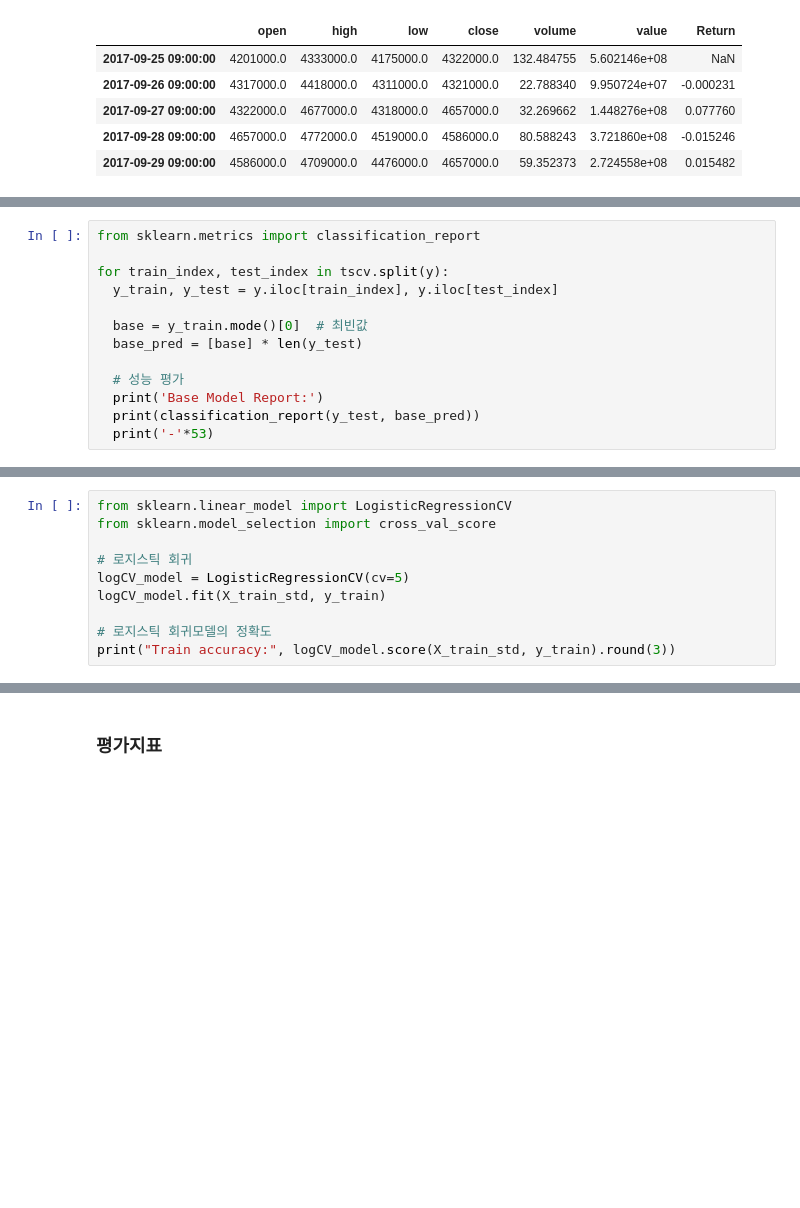
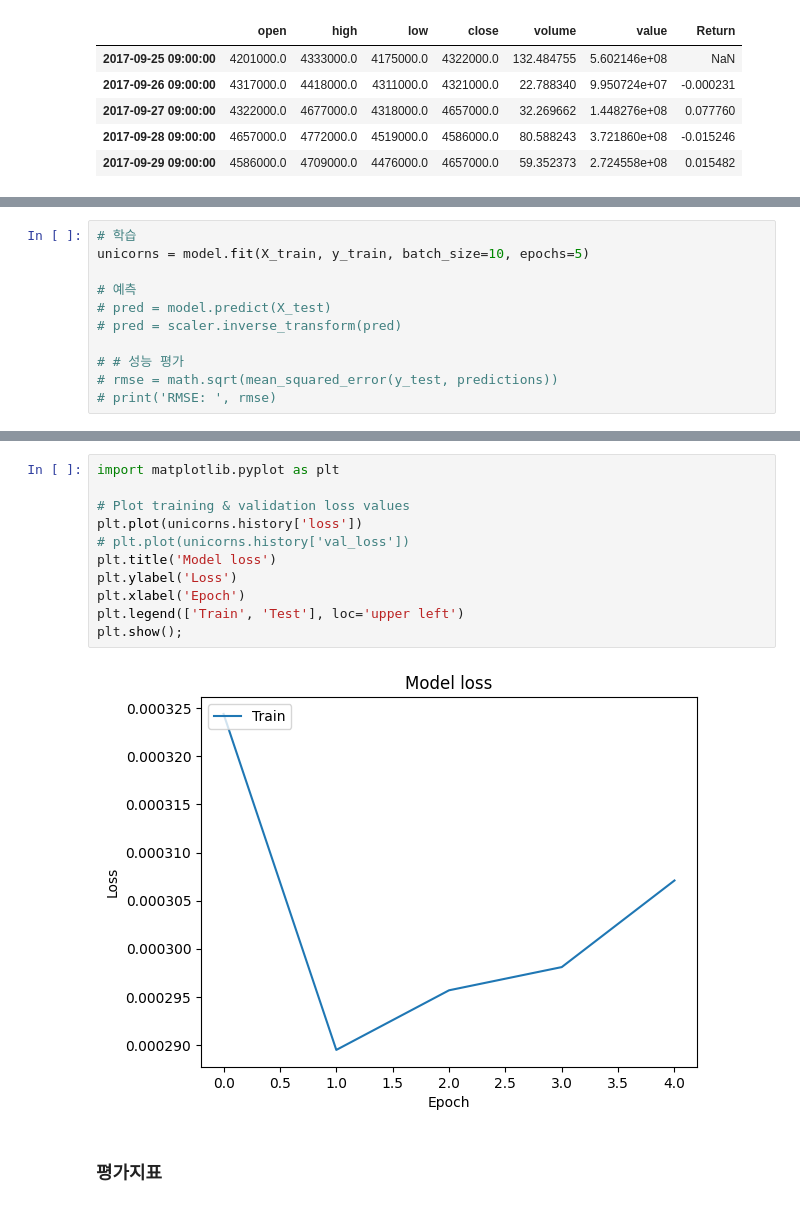
Before and after one commit to lagonee23/price-prediction-models, a Jupyter notebook: bitcoin_price_model.ipynb, the cells around one changed output, grey strips where cells are left out. Cells and saved outputs as stored; diff of their text form; blank space fills up the shorter version.

```diff
--- a/bitcoin_price_model.ipynb
+++ b/bitcoin_price_model.ipynb
@@ -211,13 +267,0 @@ tscv = TimeSeriesSplit(n_splits=5)
-# %%
-from sklearn.metrics import classification_report
-
-for train_index, test_index in tscv.split(y):
-  y_train, y_test = y.iloc[train_index], y.iloc[test_index]
-
-  base = y_train.mode()[0]  # 최빈값
-  base_pred = [base] * len(y_test)
-
-  # 성능 평가
-  print('Base Model Report:')
-  print(classification_report(y_test, base_pred))
-  print('-'*53)
@@ -269,10 +268,11 @@ confusion_base
-# %%
-from sklearn.linear_model import LogisticRegressionCV
-from sklearn.model_selection import cross_val_score
-
-# 로지스틱 회귀
-logCV_model = LogisticRegressionCV(cv=5)
-logCV_model.fit(X_train_std, y_train)
-
-# 로지스틱 회귀모델의 정확도
-print("Train accuracy:", logCV_model.score(X_train_std, y_train).round(3))
+# %%
+# 학습
+unicorns = model.fit(X_train, y_train, batch_size=10, epochs=5)
+
+# 예측
+# pred = model.predict(X_test)
+# pred = scaler.inverse_transform(pred)
+
+# # 성능 평가
+# rmse = math.sqrt(mean_squared_error(y_test, predictions))
+# print('RMSE: ', rmse)
@@ -279,3 +290,16 @@ print("Train accuracy:", logCV_model.score(X_train_std, y_train).round(3))
+# %%
+import matplotlib.pyplot as plt
+
+# Plot training & validation loss values
+plt.plot(unicorns.history['loss'])
+# plt.plot(unicorns.history['val_loss'])
+plt.title('Model loss')
+plt.ylabel('Loss')
+plt.xlabel('Epoch')
+plt.legend(['Train', 'Test'], loc='upper left')
+plt.show();
+# %% [output]
+[figure, added]
 # %% [markdown]
 ### 평가지표
 # %%
```
Also changed, not shown: parts of 30 cells of this notebook.
